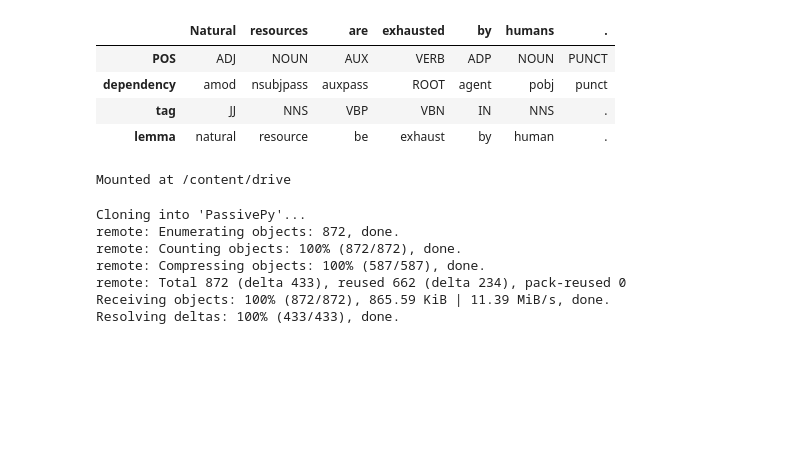
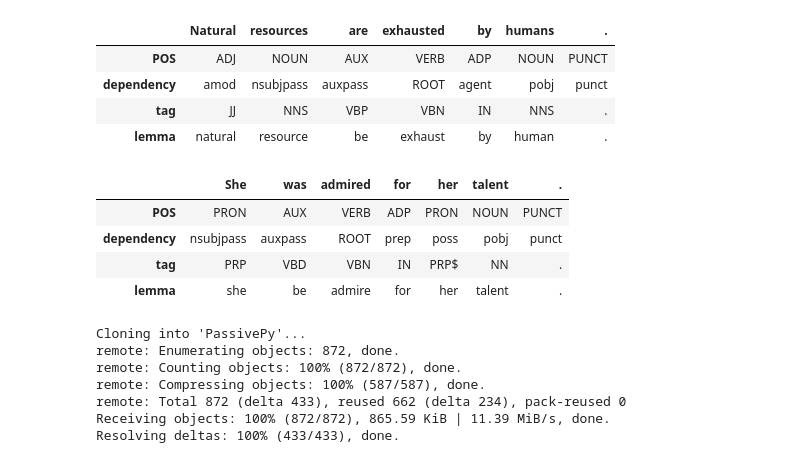
Before and after one commit to mitramir55/PassivePy, a Jupyter notebook: PassivePy notebook.ipynb, the cells around one changed output. Cells and saved outputs as stored; diff of their text form; code cells hidden in the pictures; blank space fills up the shorter version.

Commit message:
added new sample tables

```diff
--- a/PassivePy notebook.ipynb
+++ b/PassivePy notebook.ipynb
@@ -61,13 +68,21 @@ passivepy.parse_sentence(sample_text)
 | dependency | amod | nsubjpass | auxpass | ROOT | agent | pobj | punct |
 | tag | JJ | NNS | VBP | VBN | IN | NNS | . |
 | lemma | natural | resource | be | exhaust | by | human | . |
+# %%
+table_2 = passivepy.parse_sentence("She was admired for her talent.")
+table_2
+# %% [output]
+|  | She | was | admired | for | her | talent | . |
+| POS | PRON | AUX | VERB | ADP | PRON | NOUN | PUNCT |
+| dependency | nsubjpass | auxpass | ROOT | prep | poss | pobj | punct |
+| tag | PRP | VBD | VBN | IN | PRP$ | NN | . |
+| lemma | she | be | admire | for | her | talent | . |
 # %%
+table_2.to_csv('table_2.csv', index=False)
+
 # import a dataset from your colab
-
 # from google.colab import drive
 # drive.mount('/content/drive')
-# %% [output]
-Mounted at /content/drive
 # %%
 # or use the sample dataset in our github
 
```
Also changed, not shown: parts of 5 cells of this notebook.
